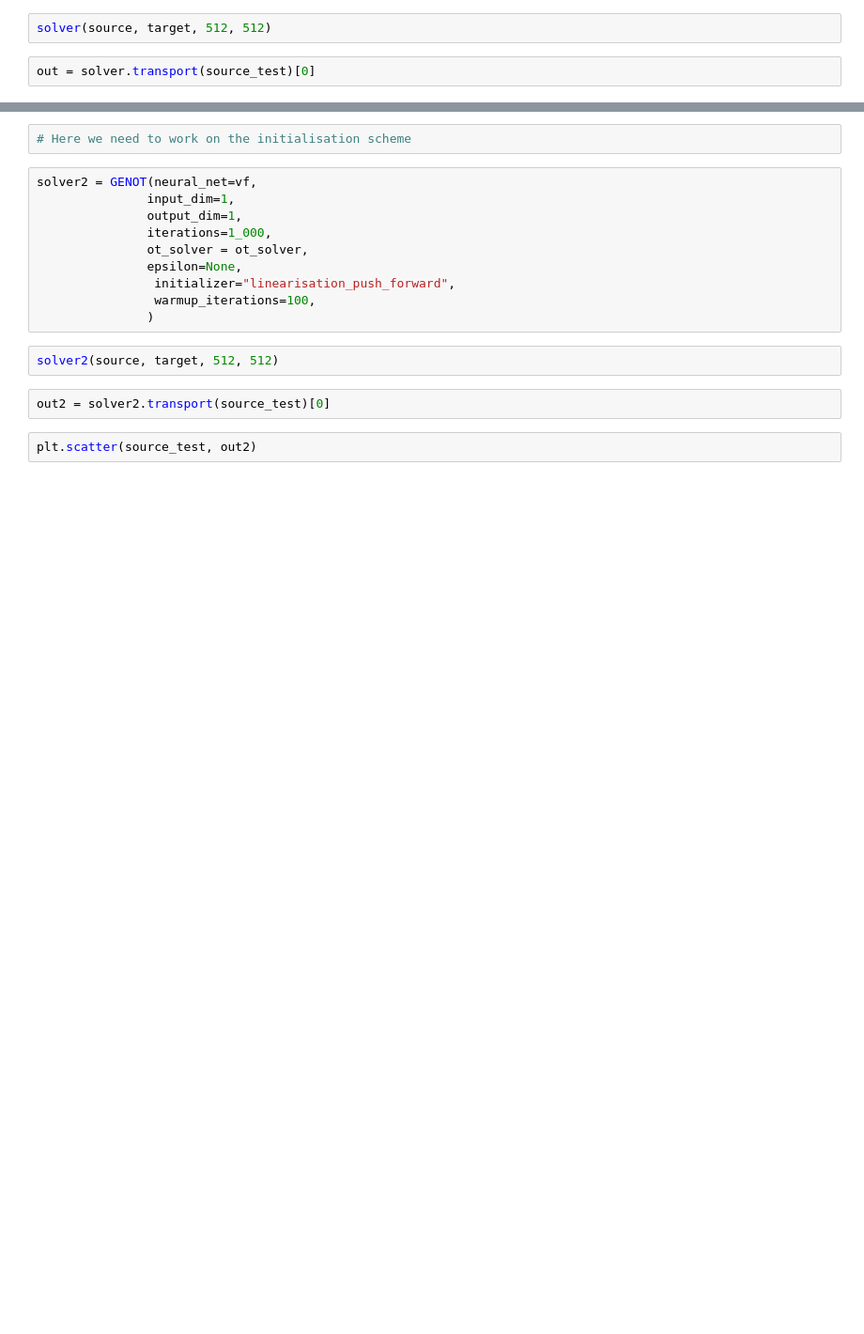
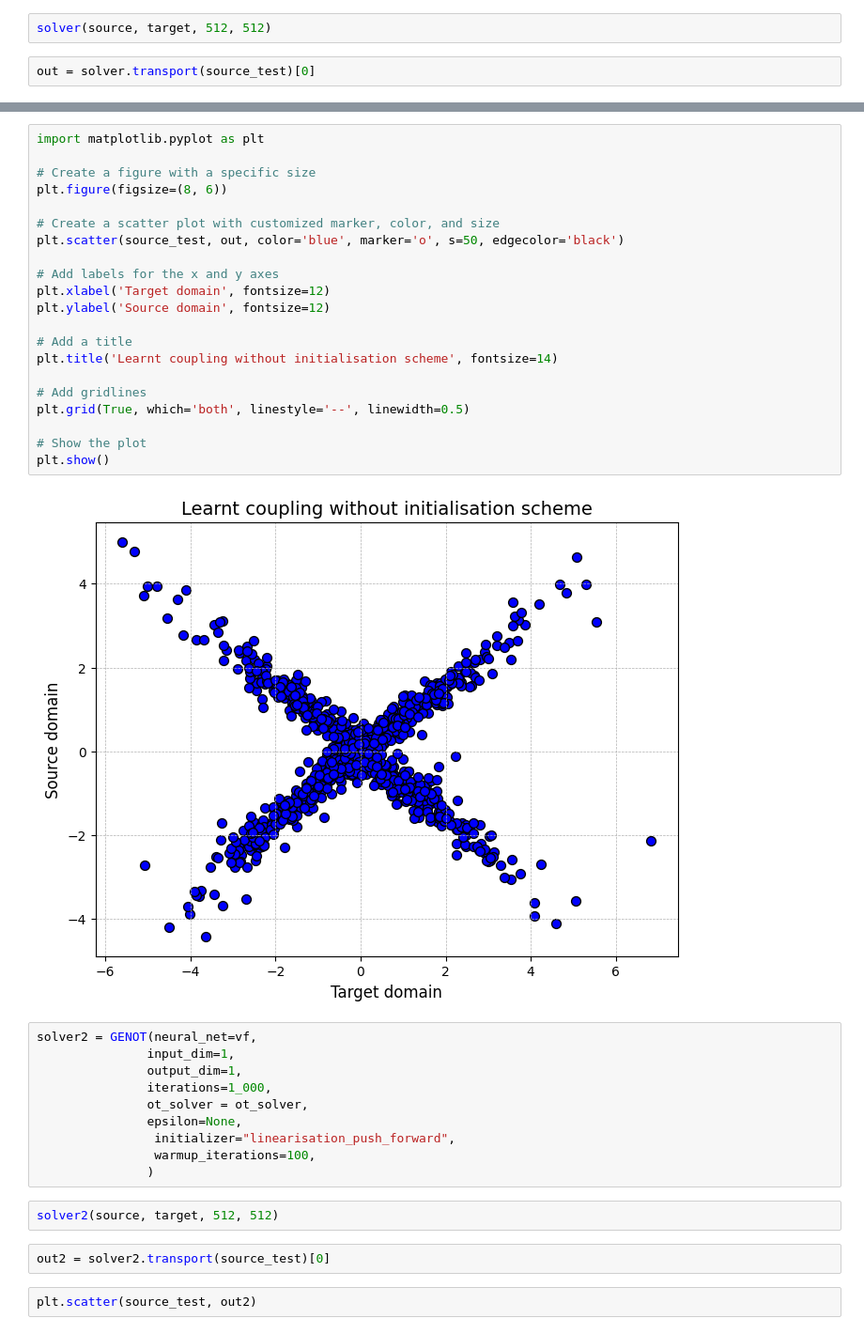
Before and after one commit to MUCDK/genot, a Jupyter notebook: notebooks/quadratic_toy_data/demonstrate_initialisation_1d.ipynb, the cells around one changed output, grey strips where cells are left out. Shown at 94% size. Drawn from its saved outputs; the diff is of its cells as text; blank space fills up the shorter version.

Commit message:
fix init scheme

```diff
--- a/notebooks/quadratic_toy_data/demonstrate_initialisation_1d.ipynb
+++ b/notebooks/quadratic_toy_data/demonstrate_initialisation_1d.ipynb
@@ -66,5 +69,26 @@ plt.scatter(source_test, out)
-# %%
-# Here we need to work on the initialisation scheme
+# %%
+import matplotlib.pyplot as plt
+
+# Create a figure with a specific size
+plt.figure(figsize=(8, 6))
+
+# Create a scatter plot with customized marker, color, and size
+plt.scatter(source_test, out, color='blue', marker='o', s=50, edgecolor='black')
+
+# Add labels for the x and y axes
+plt.xlabel('Target domain', fontsize=12)
+plt.ylabel('Source domain', fontsize=12)
+
+# Add a title
+plt.title('Learnt coupling without initialisation scheme', fontsize=14)
+
+# Add gridlines
+plt.grid(True, which='both', linestyle='--', linewidth=0.5)
+
+# Show the plot
+plt.show()
+# %% [output]
+[figure, added]
 # %%
 solver2 = GENOT(neural_net=vf,
                input_dim=1,
```
Also changed, not shown: parts of 6 cells of this notebook, 1 other file.
